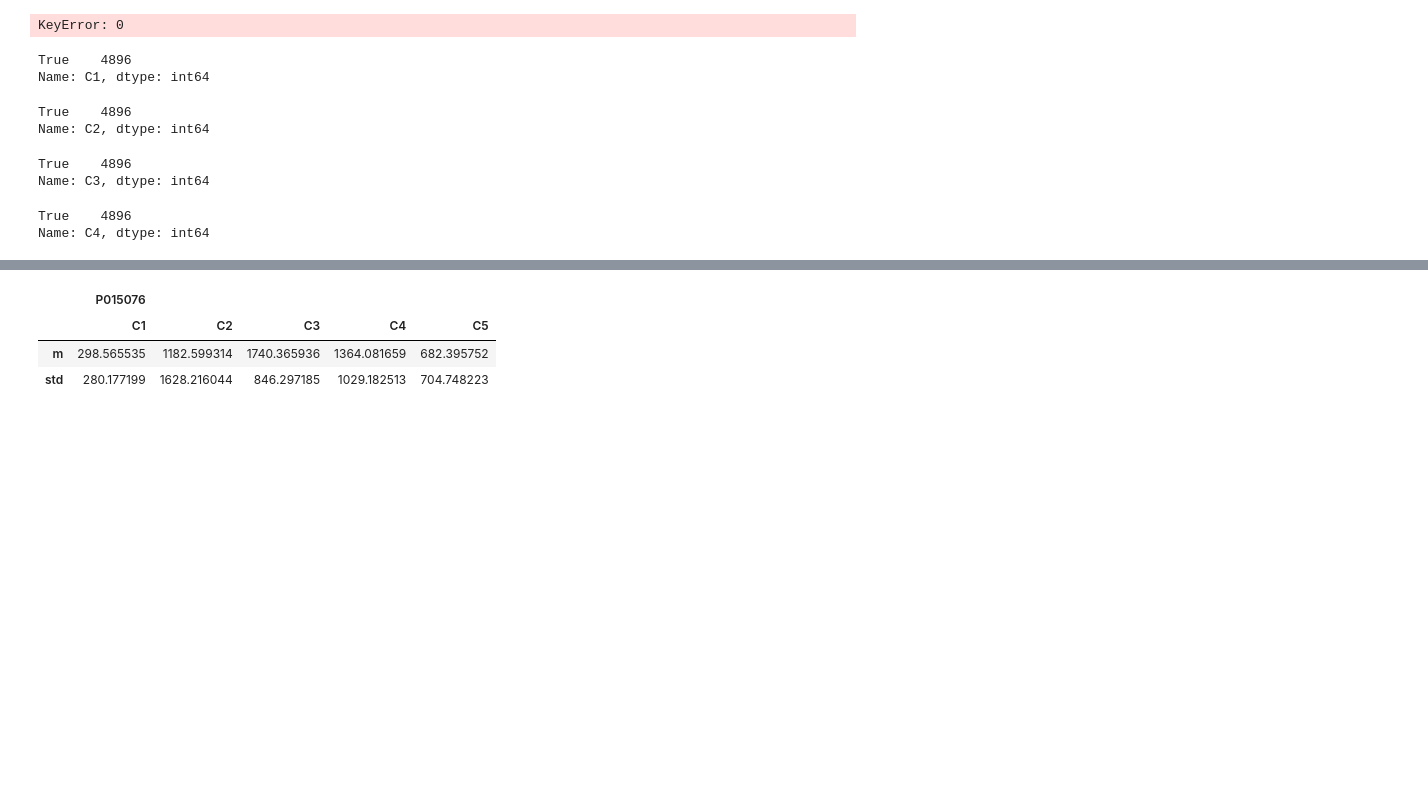
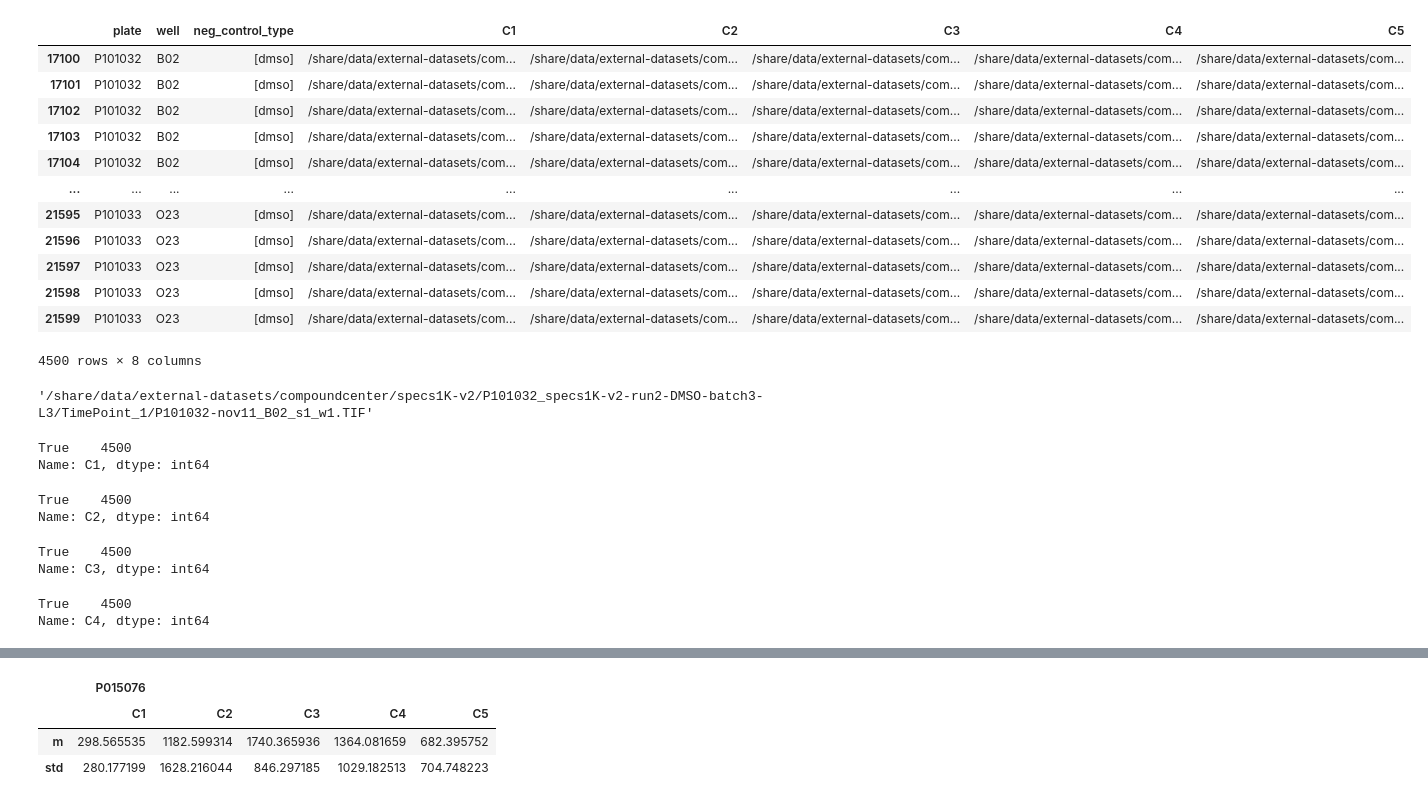
Before and after one commit to sverige16/Tomic-Chem-CP-Prot-MoA, a Jupyter notebook: data_for_models/paths_to_channels_creation/Erik_make_dmso_stats.ipynb, the cells around one changed output, grey strips where cells are left out. Cells and saved outputs as stored; diff of their text form; code cells hidden in the pictures; blank space fills up the shorter version.

```diff
--- a/data_for_models/paths_to_channels_creation/Erik_make_dmso_stats.ipynb
+++ b/data_for_models/paths_to_channels_creation/Erik_make_dmso_stats.ipynb
@@ -21,3 +25,3 @@ df_dmso.head()
 # %%
 df_dmso = df_dmso[df_dmso["neg_control_type"] == '[dmso]']
-suspects = df_dmso.plate.unique()[34:40]
+suspects = df_dmso.plate.unique()[-2:]
@@ -31,26 +63,44 @@ df_dmso = df_dmso[df_dmso["plate"].isin(suspects)]
 # %%
-df_dmso["C1"][0]
+del df_dmso[df_dmso.columns[0]]
-# %% [output]
-KeyError: 0
+# %%
+df_dmso
+# %% [output]
+|  | plate | well | neg_control_type | C1 | C2 | C3 | C4 | C5 |
+| 17100 | P101032 | B02 | [dmso] | /share/data/external-datasets/com... | /share/data/external-datasets/com... | /share/data/external-datasets/com... | /share/data/external-datasets/com... | /share/data/external-datasets/com... |
+| 17101 | P101032 | B02 | [dmso] | /share/data/external-datasets/com... | /share/data/external-datasets/com... | /share/data/external-datasets/com... | /share/data/external-datasets/com... | /share/data/external-datasets/com... |
+| 17102 | P101032 | B02 | [dmso] | /share/data/external-datasets/com... | /share/data/external-datasets/com... | /share/data/external-datasets/com... | /share/data/external-datasets/com... | /share/data/external-datasets/com... |
+| 17103 | P101032 | B02 | [dmso] | /share/data/external-datasets/com... | /share/data/external-datasets/com... | /share/data/external-datasets/com... | /share/data/external-datasets/com... | /share/data/external-datasets/com... |
+| 17104 | P101032 | B02 | [dmso] | /share/data/external-datasets/com... | /share/data/external-datasets/com... | /share/data/external-datasets/com... | /share/data/external-datasets/com... | /share/data/external-datasets/com... |
+| ... | ... | ... | ... | ... | ... | ... | ... | ... |
+| 21595 | P101033 | O23 | [dmso] | /share/data/external-datasets/com... | /share/data/external-datasets/com... | /share/data/external-datasets/com... | /share/data/external-datasets/com... | /share/data/external-datasets/com... |
+| 21596 | P101033 | O23 | [dmso] | /share/data/external-datasets/com... | /share/data/external-datasets/com... | /share/data/external-datasets/com... | /share/data/external-datasets/com... | /share/data/external-datasets/com... |
+| 21597 | P101033 | O23 | [dmso] | /share/data/external-datasets/com... | /share/data/external-datasets/com... | /share/data/external-datasets/com... | /share/data/external-datasets/com... | /share/data/external-datasets/com... |
+| 21598 | P101033 | O23 | [dmso] | /share/data/external-datasets/com... | /share/data/external-datasets/com... | /share/data/external-datasets/com... | /share/data/external-datasets/com... | /share/data/external-datasets/com... |
+| 21599 | P101033 | O23 | [dmso] | /share/data/external-datasets/com... | /share/data/external-datasets/com... | /share/data/external-datasets/com... | /share/data/external-datasets/com... | /share/data/external-datasets/com... |
+4500 rows × 8 columns
+# %%
+df_dmso["C1"].iloc[0]
+# %% [output]
+'/share/data/external-datasets/compoundcenter/specs1K-v2/P101032_specs1K-v2-run2-DMSO-batch3-L3/TimePoint_1/P101032-nov11_B02_s1_w1.TIF'
 # %%
 df_dmso.C1.str.contains("/share").value_counts()
 # %% [output]
-True    4896
+True    4500
 Name: C1, dtype: int64
 # %%
 df_dmso.C2.str.contains("/share").value_counts()
 # %% [output]
-True    4896
+True    4500
 Name: C2, dtype: int64
 # %%
 df_dmso.C3.str.contains("/share").value_counts()
 # %% [output]
-True    4896
+True    4500
 Name: C3, dtype: int64
 # %%
 df_dmso.C4.str.contains("/share").value_counts()
 # %% [output]
-True    4896
+True    4500
 Name: C4, dtype: int64
 # %%
 df_dmso.C5.str.contains("/share").value_counts()
```
Also changed, not shown: parts of 9 cells of this notebook, 12 other files.
